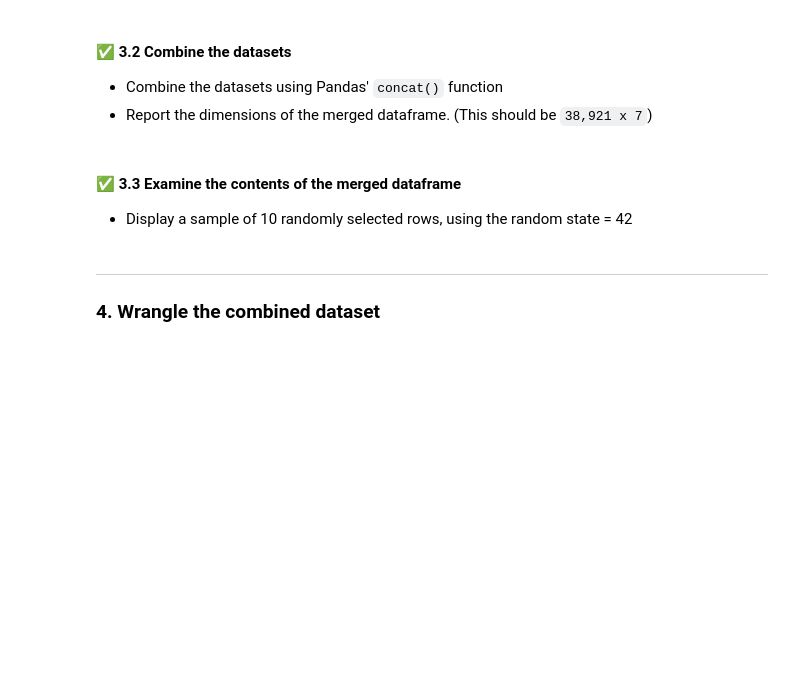
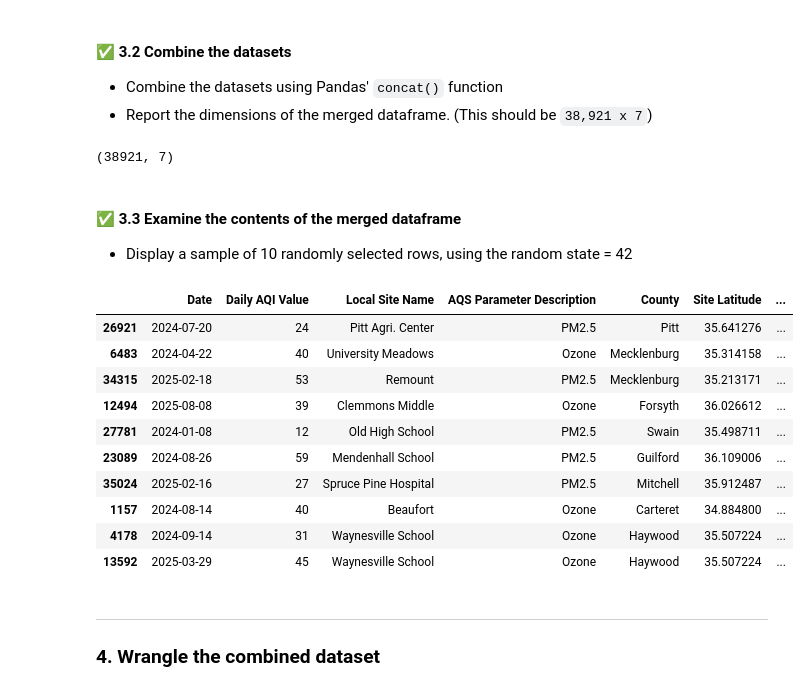
Before and after one commit to sarahj-hall/ENV700, a Jupyter notebook: Assignments/A4-Wrangling.ipynb, the cells around one changed output. Saved outputs shown, nothing was run; the diff lists cells and outputs as text; code cells hidden in the pictures; blank space fills up the shorter version.

````diff
--- a/Assignments/A4-Wrangling.ipynb
+++ b/Assignments/A4-Wrangling.ipynb
@@ -37,3 +64,10 @@ In this notebook, you will be working with US EPA Air Quality System (AQS) data
 (*No need to set data types, parse dates, or perform any other specialize import functions here; we will wrangle value later.*)
 # %%
 # 1.4 Read data into dataframes
+EPA_O3_2024 = pd.read_csv(EPA_O3_2024_path)
+EPA_O3_2025 = pd.read_csv(EPA_O3_2025_path)
+EPA_PM_2024 = pd.read_csv(EPA_PM_2024_path)
+EPA_PM_2025 = pd.read_csv(EPA_PM_2025_path)
+
+#EPA_O3_2024.head()
+EPA_PM_2025.head()
@@ -60,3 +143,15 @@ In this notebook, you will be working with US EPA Air Quality System (AQS) data
 ```'Date', 'Daily AQI Value', 'Local Site Name', 'AQS Parameter Description', 'County', 'Site Latitude', 'Site Longitude'```
 # %%
 # 2.2 Subset columns
+#create var with core column names
+core_cols = ['Date', 'Daily AQI Value', 'Local Site Name', 'AQS Parameter Description', 'County', 'Site Latitude', 'Site Longitude']
+
+#create subsets
+EPA_O3_2024_subset = EPA_O3_2024.loc[:,core_cols]
+EPA_O3_2025_subset = EPA_O3_2025.loc[:,core_cols]
+EPA_PM_2024_subset = EPA_PM_2024.loc[:,core_cols]
+EPA_PM_2025_subset = EPA_PM_2025.loc[:,core_cols]
+
+# = EPA_O3_2024.loc[:, core_cols]
+EPA_O3_2025_subset.head()
+#EPA_PM_2024_subset.head()
@@ -66,6 +168,8 @@ In this notebook, you will be working with US EPA Air Quality System (AQS) data
 (*All cell values in this column will be identical.*)
 # %%
 # 2.3 Update values
+EPA_PM_2024_subset['AQS Parameter Description'] = 'PM2.5'
+EPA_PM_2025_subset['AQS Parameter Description'] = 'PM2.5'
 # %% [markdown]
 ---
 ### 3. Combine datasets
@@ -80,11 +197,29 @@ In this notebook, you will be working with US EPA Air Quality System (AQS) data
 * Report the dimensions of the merged dataframe. (This should be `38,921 x 7`)
 # %%
 # 3.2 Concatentate & report shape
+combined = pd.concat([EPA_O3_2024_subset, EPA_O3_2025_subset, EPA_PM_2024_subset, EPA_PM_2025_subset],
+                     ignore_index=True)
+print(combined.shape)
+# %% [output]
+(38921, 7)
 # %% [markdown]
 #### ✅ 3.3 Examine the contents of the merged dataframe
 * Display a sample of 10 randomly selected rows, using the random state = 42
 # %%
 # 3.3 View a sample of data
+combined.sample(10, random_state=42)
+# %% [output]
+|  | Date | Daily AQI Value | Local Site Name | AQS Parameter Description | County | Site Latitude | ... |
+| 26921 | 2024-07-20 | 24 | Pitt Agri. Center | PM2.5 | Pitt | 35.641276 | ... |
+| 6483 | 2024-04-22 | 40 | University Meadows | Ozone | Mecklenburg | 35.314158 | ... |
+| 34315 | 2025-02-18 | 53 | Remount | PM2.5 | Mecklenburg | 35.213171 | ... |
+| 12494 | 2025-08-08 | 39 | Clemmons Middle | Ozone | Forsyth | 36.026612 | ... |
+| 27781 | 2024-01-08 | 12 | Old High School | PM2.5 | Swain | 35.498711 | ... |
+| 23089 | 2024-08-26 | 59 | Mendenhall School | PM2.5 | Guilford | 36.109006 | ... |
+| 35024 | 2025-02-16 | 27 | Spruce Pine Hospital | PM2.5 | Mitchell | 35.912487 | ... |
+| 1157 | 2024-08-14 | 40 | Beaufort | Ozone | Carteret | 34.884800 | ... |
+| 4178 | 2024-09-14 | 31 | Waynesville School | Ozone | Haywood | 35.507224 | ... |
+| 13592 | 2025-03-29 | 45 | Waynesville School | Ozone | Haywood | 35.507224 | ... |
 # %% [markdown]
 ---
 ### 4. Wrangle the combined dataset
````
Also changed, not shown: parts of 16 cells of this notebook, 3 other files.
